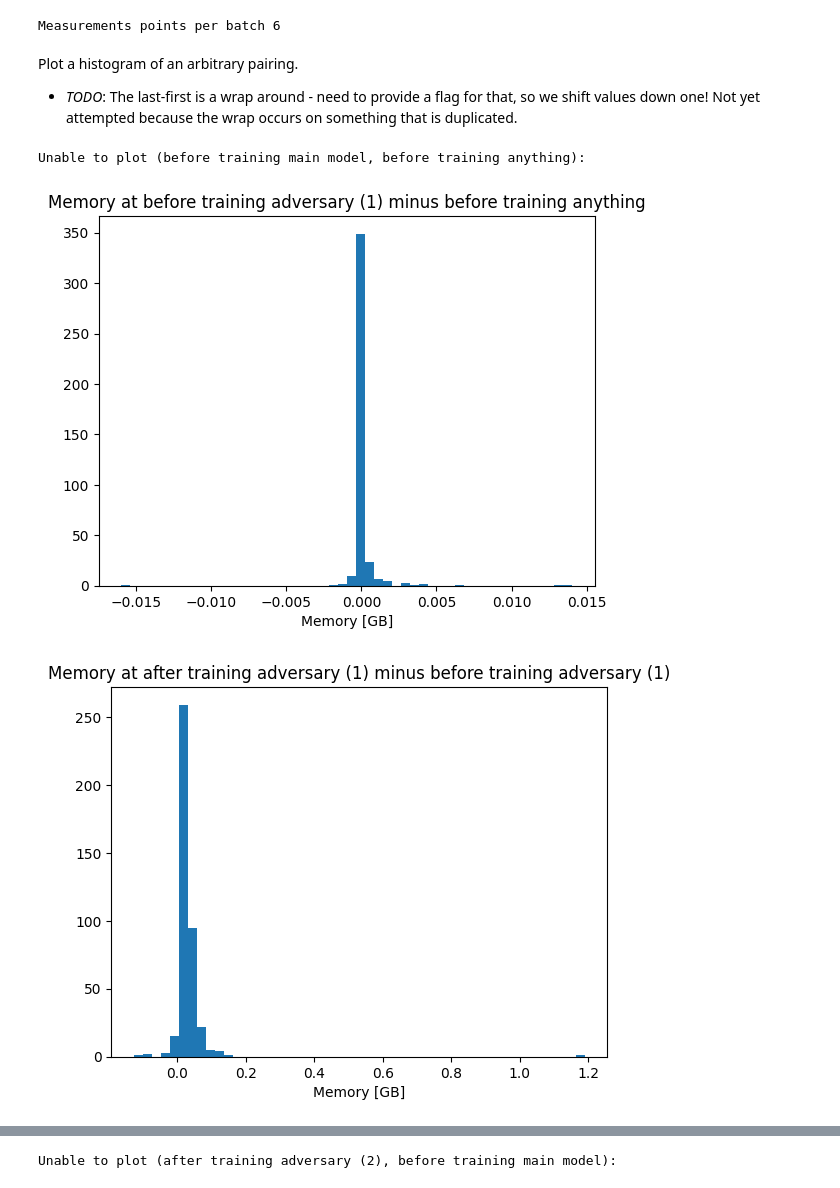
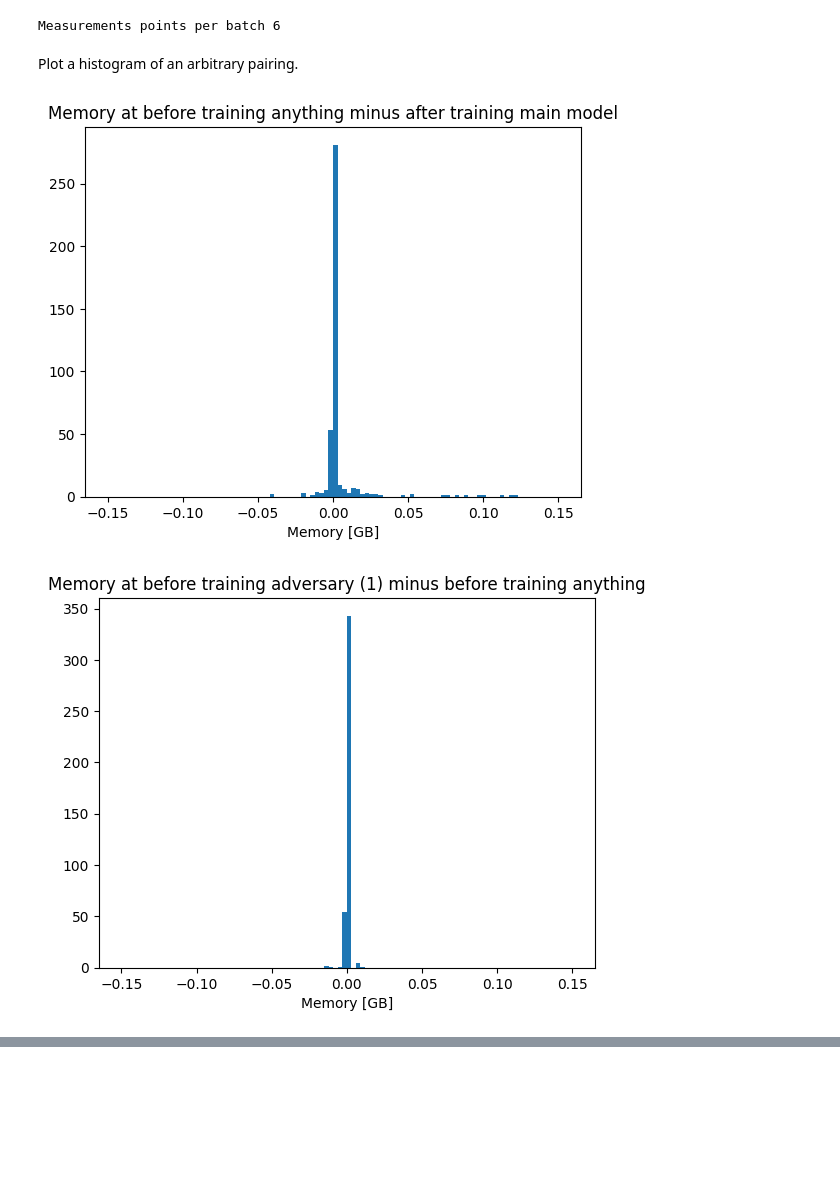
Before and after one commit to gordonwatts/training-memory, a Jupyter notebook: looking.ipynb, the cells around one changed output, grey strips where cells are left out. Saved outputs shown, nothing was run; the diff lists cells and outputs as text; code cells hidden in the pictures; blank space fills up the shorter version.

Commit message:
Fixed wrap around plots

```diff
--- a/looking.ipynb
+++ b/looking.ipynb
@@ -98,10 +99,10 @@ It is probably much more interesting understanding the deltas between steps. Tak
 
 First, get a list of the steps in order. Slightly non-trivial in case the same name is repeated.
 # %%
-first_name = timing.location[0]
+first_name = timing.id[0]
 sequence_length = -1
 for i in range(1, len(timing)-1):
-    if timing.location[i] == first_name:
+    if timing.id[i] == first_name:
         sequence_length = i
         break
 
@@ -109,12 +110,10 @@ assert sequence_length > 0
 print(f'Measurements points per batch {sequence_length}')
 # %% [output]
 Measurements points per batch 6
-# %% [markdown]
-Plot a histogram of an arbitrary pairing.
-
-* *TODO*: The last-first is a wrap around - need to provide a flag for that, so we shift values down one! Not yet attempted because the wrap occurs on something that is duplicated.
+# %% [markdown]
+Plot a histogram of an arbitrary pairing.
 # %%
-def plot_delta_memory(data: pandas.DataFrame, name_0: str, name_1: str):
+def plot_delta_memory(data: pandas.DataFrame, name_0: str, name_1: str, offset: int = 0):
     '''Plots the change in memory for each mini-batch between steps `name_0` and `name_1`
 
     Basically a histogram of `name_1 - name_0`.
@@ -123,30 +122,37 @@ def plot_delta_memory(data: pandas.DataFrame, name_0: str, name_1: str):
         data (pandas.DataFrame): Timing Data
         name_0 (str): The first step.
         name_1 (str): The second step.
+        offset (int): How much to cut off `name_1` at the start (and `name_2` at the end).
+                      This is useful when there is a wrap around (and comparing from last mini
+                      batch to the next one).
     '''
-    time_0 = data[data.location == name_0].time
-    y_values_0 = data[data.location == name_0]['mem (gb)'].values
-    time_1 = data[data.location == name_1].time
-    y_values_1 = data[data.location == name_1]['mem (gb)'].values
+    time_0 = data[data.id == name_0].time
+    y_values_0 = data[data.id == name_0]['mem (gb)'].values
+    time_1 = data[data.id == name_1].time
+    y_values_1 = data[data.id == name_1]['mem (gb)'].values
 
-    assert len(time_0) == len(time_1)
-    # assert time_0.equals(time_1)
+    assert len(time_0) == len(time_1), f'"{name_0}" has length {len(time_0)} and "{name_1}" has length {len(time_1)}'
+
+    if offset > 0:
+        y_values_0 = y_values_0[:-offset]
+        y_values_1 = y_values_1[offset:]
 
     delta = y_values_1 - y_values_0
-    plt.hist(delta, bins=50)
+    plt.hist(delta, bins=100, range=(-0.15, 0.15))
     plt.xlabel('Change In Memory')
     plt.xlabel('Memory [GB]')
     plt.title(f'Memory at {name_1} minus {name_0}')
     plt.show()
 # %%
-last_plot = timing.location[sequence_length-1]
+last_plot = timing.id[sequence_length-1]
+offset = 1
 for index in range(0, sequence_length):
     try:
-        plot_delta_memory(timing, last_plot, timing.location[index])
+        plot_delta_memory(timing, last_plot, timing.id[index], offset=offset)
     except Exception as e:
-        print(f'Unable to plot ({last_plot}, {timing.location[index]}): {str(e)}')
-    last_plot = timing.location[index]
+        print(f'Unable to plot ({last_plot}, {timing.id[index]}): {str(e)}')
+    offset = 0
+    last_plot = timing.id[index]
 # %% [output]
-Unable to plot (before training main model, before training anything):
-[figure, old version]
+[figure, new version]
-[figure, old version]
+[figure, new version]
@@ -154 +159,0 @@ Unable to plot (before training main model, before training anything):
-Unable to plot (after training adversary (2), before training main model):
```
Also changed, not shown: parts of 6 cells of this notebook.
